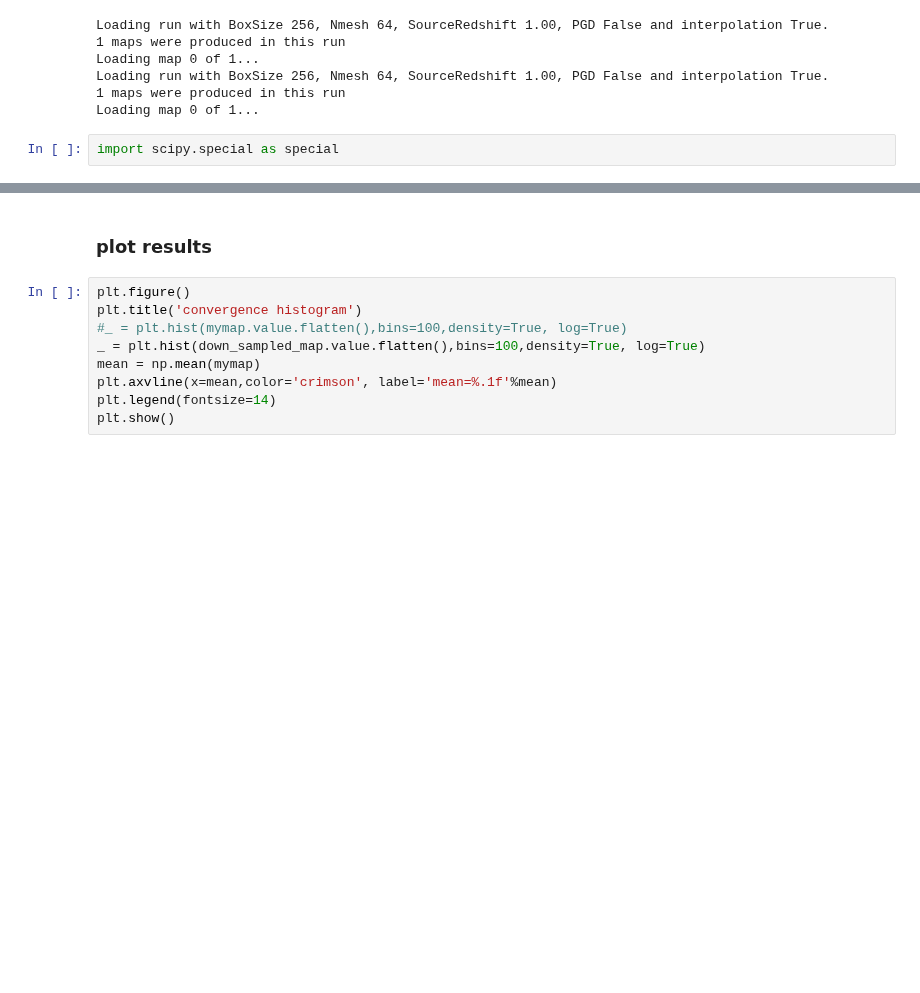
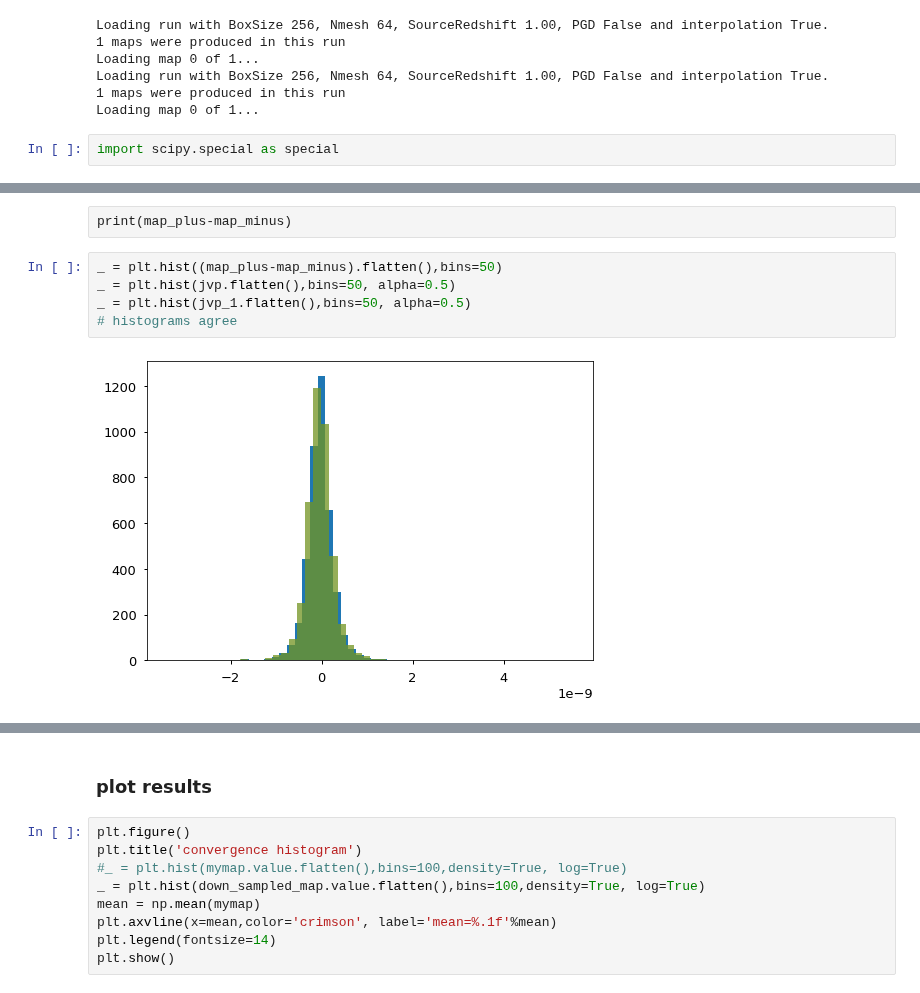
Before and after one commit to VMBoehm/MADLens, a Jupyter notebook: notebooks/PlotResults-publications.ipynb, the cells around one changed output, grey strips where cells are left out. Saved outputs shown, nothing was run; the diff lists cells and outputs as text; blank space fills up the shorter version.

```diff
--- a/notebooks/PlotResults-publications.ipynb
+++ b/notebooks/PlotResults-publications.ipynb
@@ -603 +630,10 @@ plt.imshow(np.log(abs(jvp.reshape(512,512))))
+# %% [raw]
+print(map_plus-map_minus)
+# %%
+_ = plt.hist((map_plus-map_minus).flatten(),bins=50)
+_ = plt.hist(jvp.flatten(),bins=50, alpha=0.5)
+_ = plt.hist(jvp_1.flatten(),bins=50, alpha=0.5)
+# histograms agree
+# %% [output]
+[figure, added]
 # %%
```
Also changed, not shown: parts of 8 cells of this notebook, 2 other files.
